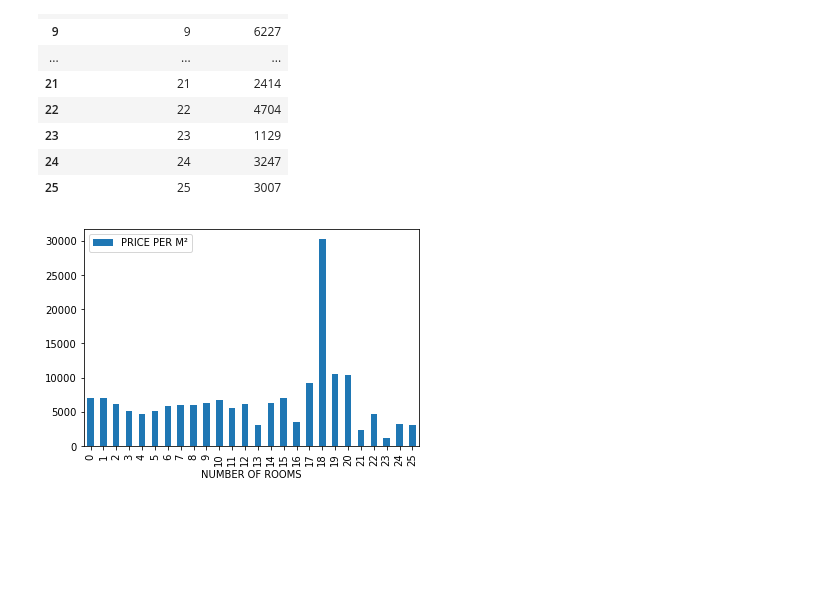
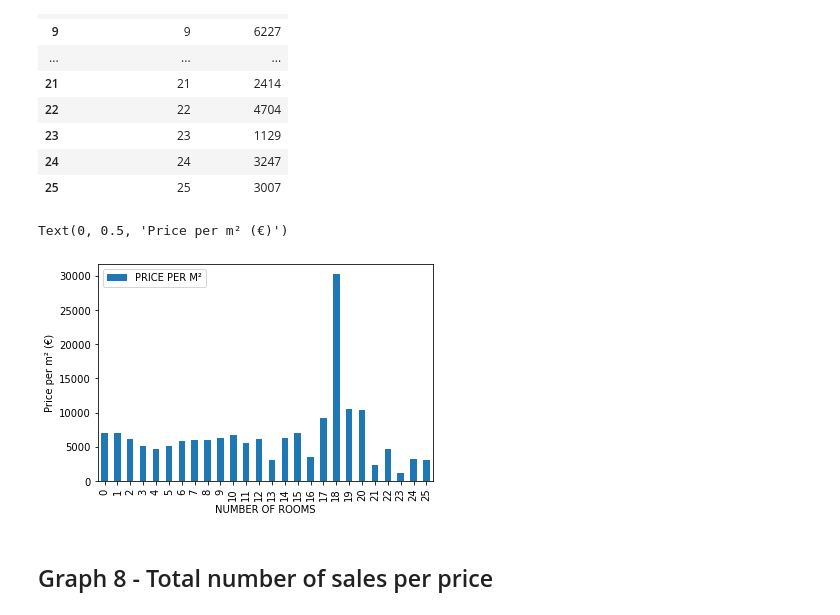
Before and after one commit to 13w13/U2-Big-Data-Tools-for-Business, a Jupyter notebook: 2. Real Estate Market EDA.ipynb, the cells around one changed output. Cells and saved outputs as stored; diff of their text form; code cells hidden in the pictures; blank space fills up the shorter version.

Commit message:
Graph 8

```diff
--- a/2. Real Estate Market EDA.ipynb
+++ b/2. Real Estate Market EDA.ipynb
@@ -1155,9 +1139,12 @@ df_7
 # %%
 barplot_7 = df_7.plot.bar(x='NUMBER OF ROOMS', y='PRICE PER M²')
 
-#barplot_7.set_ylabel("Average price per m² (€)")
+barplot_7.set_ylabel("Price per m² (€)")
 
 #for p in barplot.patches:
 #    barplot.annotate(str(p.get_height()), (p.get_x() * 1.005, p.get_height() * 1.005))
 # %% [output]
+Text(0, 0.5, 'Price per m² (€)')
-[figure, old version]
+[figure, new version]
+# %% [markdown]
+## Graph 8 - Total number of sales per price
```
Also changed, not shown: parts of 14 cells of this notebook.
